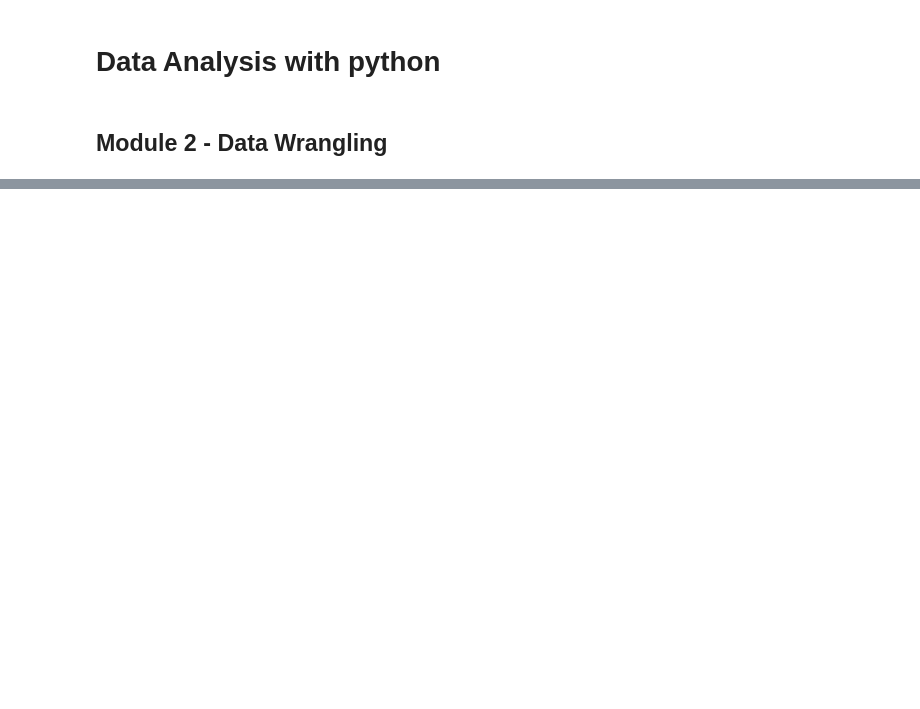
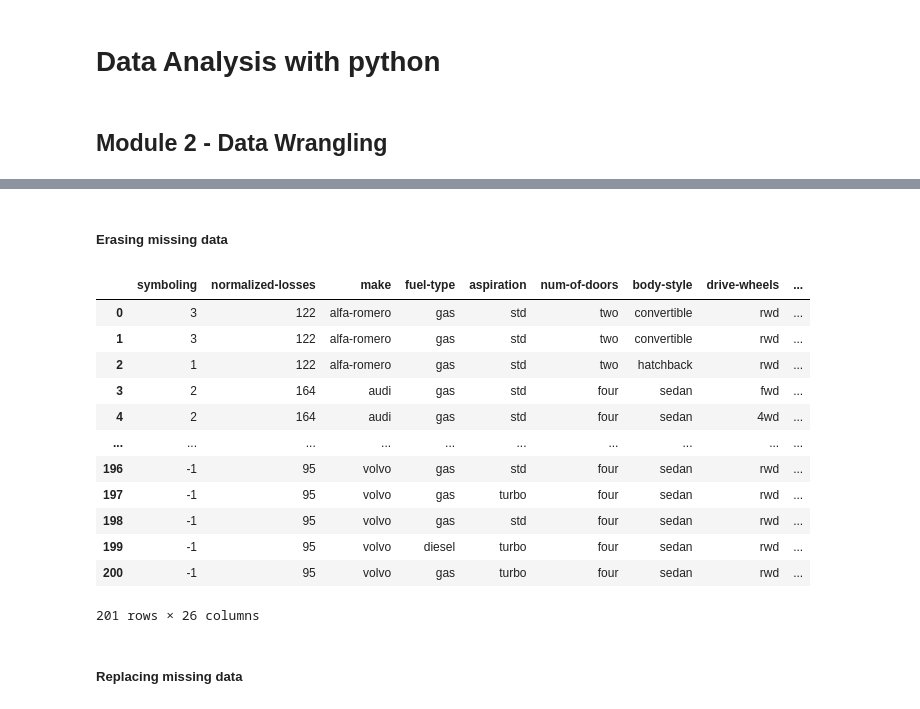
Before and after one commit to PosgradoMNA/actividades-de-aprendizaje-YvTur, a Jupyter notebook: Semana5_Modulo2_a00813752_ipynb.ipynb, the cells around one changed output, grey strips where cells are left out. Drawn from its saved outputs; the diff is of its cells as text; code cells hidden in the pictures; blank space fills up the shorter version.

```diff
--- a/Semana5_Modulo2_a00813752_ipynb.ipynb
+++ b/Semana5_Modulo2_a00813752_ipynb.ipynb
@@ -26,0 +67,25 @@ df =pd.read_csv(url)
+# %% [markdown]
+##### **Erasing missing data**
+# %%
+#Pandas has a method that drops the row or the column that has a missing value
+# Axis=0 is a row
+# Axis=1 is a column
+#by adding the inplace, we make the change in the dataset
+df.dropna(subset=["price"], axis=0, inplace= True)
+df
+# %% [output]
+|  | symboling | normalized-losses | make | fuel-type | aspiration | num-of-doors | body-style | drive-wheels | ... |
+| 0 | 3 | 122 | alfa-romero | gas | std | two | convertible | rwd | ... |
+| 1 | 3 | 122 | alfa-romero | gas | std | two | convertible | rwd | ... |
+| 2 | 1 | 122 | alfa-romero | gas | std | two | hatchback | rwd | ... |
+| 3 | 2 | 164 | audi | gas | std | four | sedan | fwd | ... |
+| 4 | 2 | 164 | audi | gas | std | four | sedan | 4wd | ... |
+| ... | ... | ... | ... | ... | ... | ... | ... | ... | ... |
+| 196 | -1 | 95 | volvo | gas | std | four | sedan | rwd | ... |
+| 197 | -1 | 95 | volvo | gas | turbo | four | sedan | rwd | ... |
+| 198 | -1 | 95 | volvo | gas | std | four | sedan | rwd | ... |
+| 199 | -1 | 95 | volvo | diesel | turbo | four | sedan | rwd | ... |
+| 200 | -1 | 95 | volvo | gas | turbo | four | sedan | rwd | ... |
+201 rows × 26 columns
+# %% [markdown]
+##### **Replacing missing data**
```
Also changed, not shown: parts of 18 cells of this notebook.
